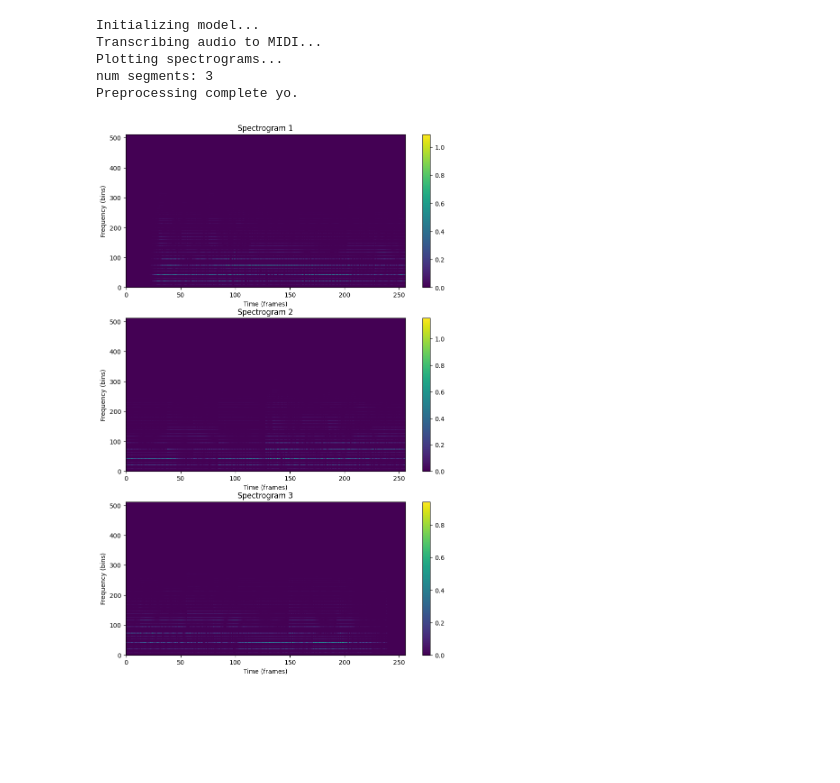
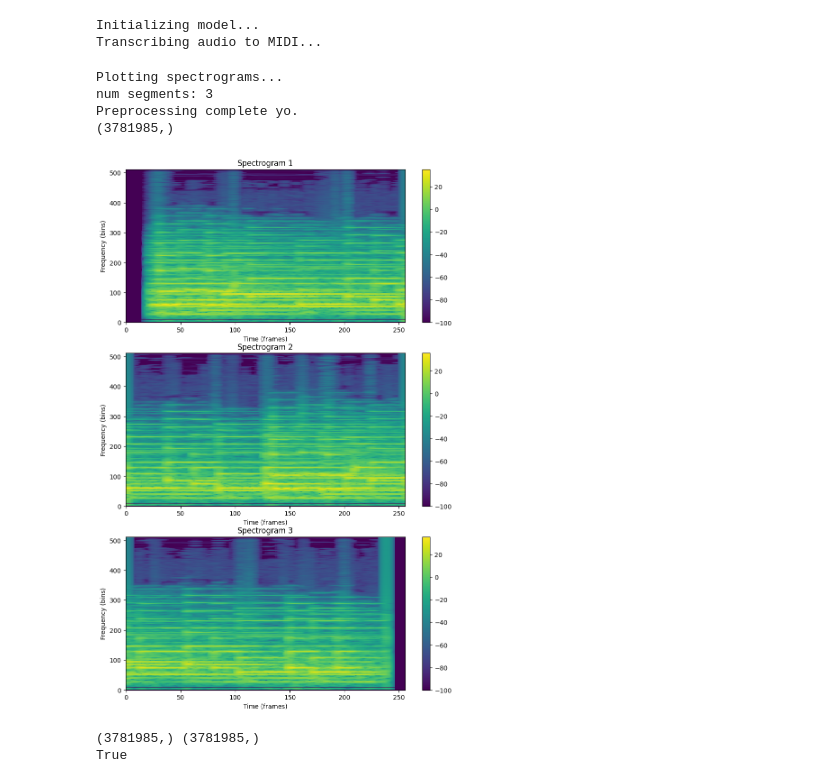
Before and after one commit to osamja/mt3-torch, a Jupyter notebook: index.ipynb, the cells around one changed output. Cells and saved outputs as stored; diff of their text form; code cells hidden in the pictures; blank space fills up the shorter version.

Commit message:
remove tf code; fixed computed spectrogram

```diff
--- a/index.ipynb
+++ b/index.ipynb
@@ -248,19 +241,22 @@ class InferenceModel(object):
         print('Preprocessing complete yo.')
         return ds
 # %%
+datasets_dir = '/home/samus/programming-projects/datasets/'
 songs = [
+    datasets_dir + 'in-the-morning-jcole.mp3',
     'datasets/in-the-morning-jcole.mp3',
     'datasets/relaxing-piano-201831.mp3',
 ]
 
 audio, sr = librosa.load(songs[0], sr=16000)
 model = InferenceModel()
 inferenced = model(audio)
-print()
+print(audio.shape)
 # %% [output]
 Initializing model...
 Transcribing audio to MIDI...
-Plotting spectrograms...
-num segments: 3
-Preprocessing complete yo.
+Plotting spectrograms...
+num segments: 3
+Preprocessing complete yo.
+(3781985,)
-[figure, old version]
+[figure, new version]
@@ -266,0 +265,11 @@ Preprocessing complete yo.
+# %%
+# compare torch_ds.npy and tf_ds.npy to see if they are the same
+torch_audio = np.load(datasets_dir + 'torch_ds.npy')
+tf_audio = np.load(datasets_dir + 'tf_ds.npy')
+print(torch_audio.shape, tf_audio.shape)
+
+# check if the audio is the same
+print(np.allclose(torch_audio, tf_audio))
+# %% [output]
+(3781985,) (3781985,)
+True
```
Also changed, not shown: parts of 4 cells of this notebook, 44 other files.
